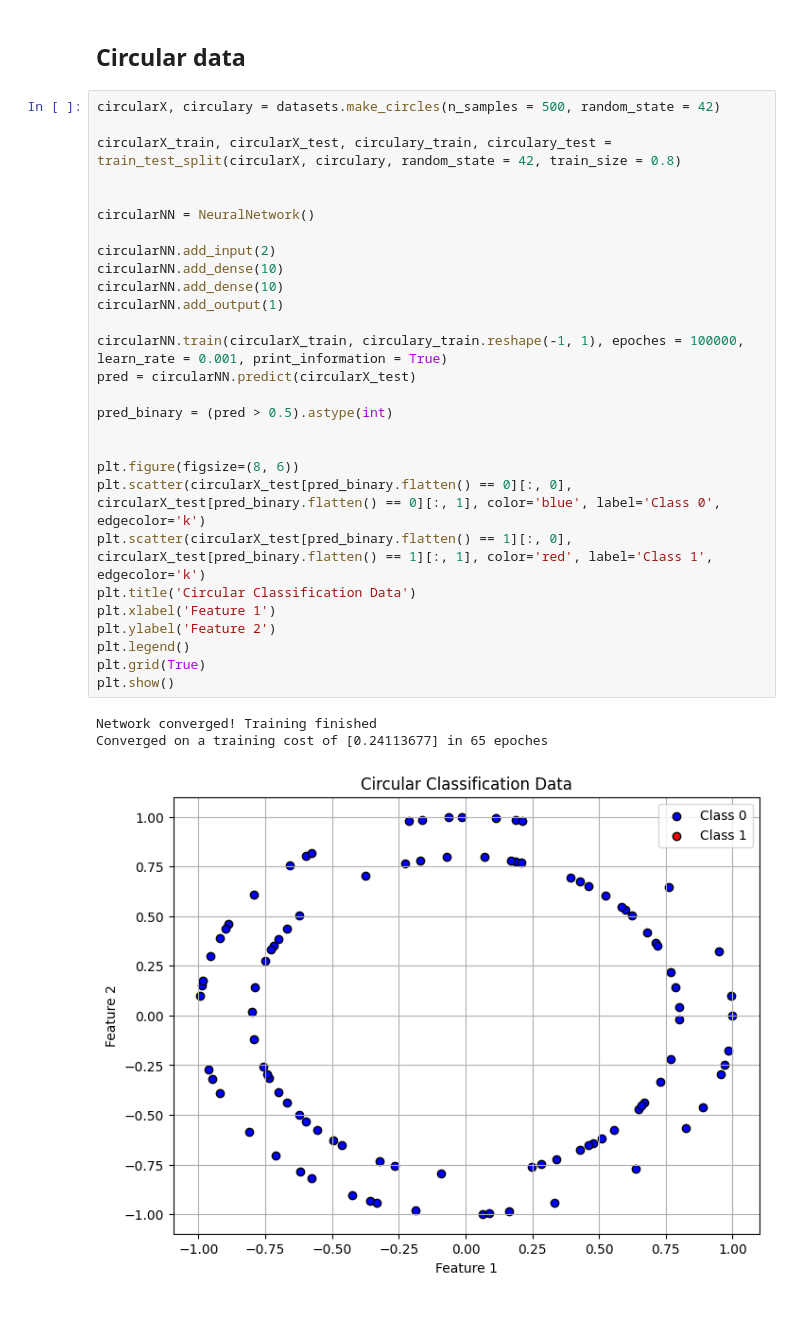
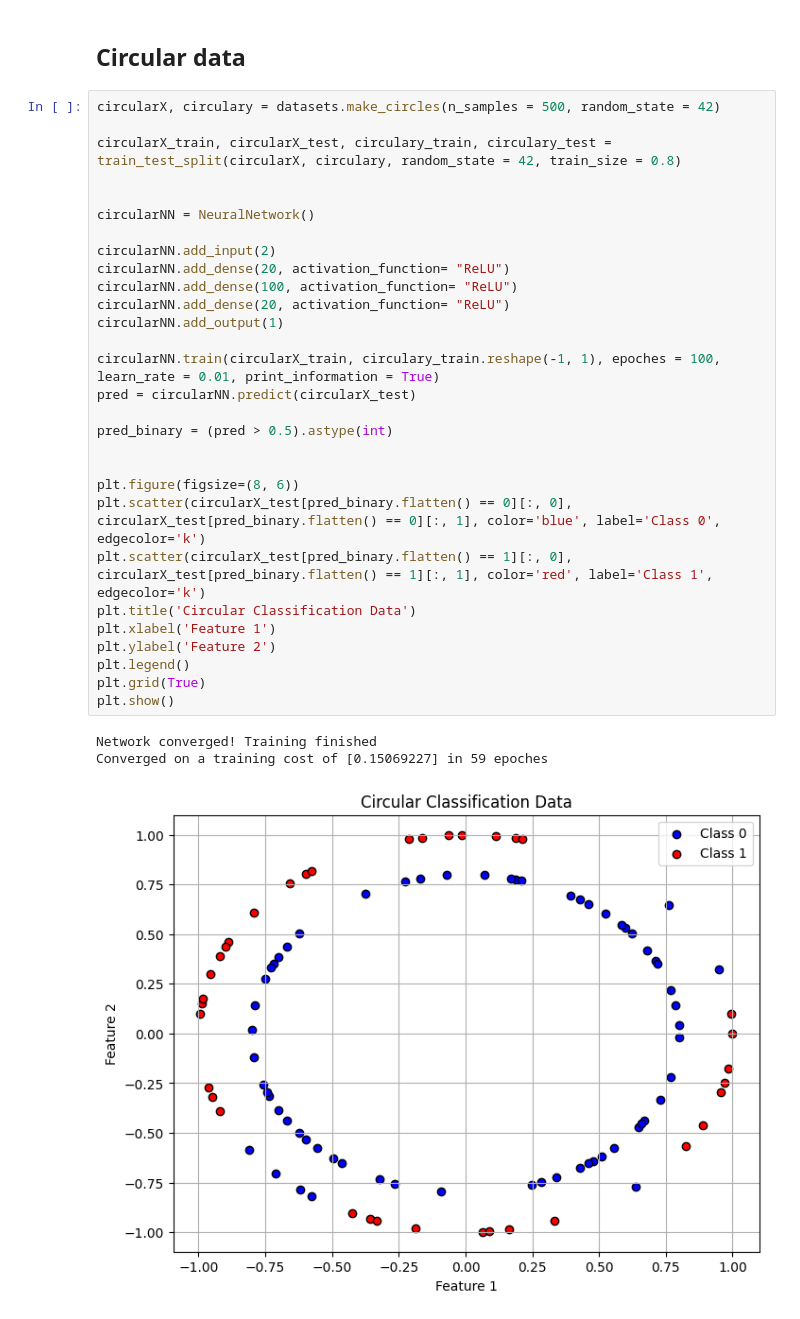
Before and after one commit to jackgoodsall/Learning-Machine-Learning-, a Jupyter notebook: Deep_Learning/SimpleNeuralNetworks/Experimentation/NNScratchTests.ipynb, the cells around one changed output. Cells and saved outputs as stored; diff of their text form.

```diff
--- a/Deep_Learning/SimpleNeuralNetworks/Experimentation/NNScratchTests.ipynb
+++ b/Deep_Learning/SimpleNeuralNetworks/Experimentation/NNScratchTests.ipynb
@@ -46,32 +46,33 @@ print( XOR_Gate.predict(x) )
 # %%
 circularX, circulary = datasets.make_circles(n_samples = 500, random_state = 42)
 
 circularX_train, circularX_test, circulary_train, circulary_test = train_test_split(circularX, circulary, random_state = 42, train_size = 0.8)
 
 
 circularNN = NeuralNetwork()
 
 circularNN.add_input(2)
-circularNN.add_dense(10)
-circularNN.add_dense(10)
+circularNN.add_dense(20, activation_function= "ReLU")
+circularNN.add_dense(100, activation_function= "ReLU")
+circularNN.add_dense(20, activation_function= "ReLU")
 circularNN.add_output(1)
 
-circularNN.train(circularX_train, circulary_train.reshape(-1, 1), epoches = 100000, learn_rate = 0.001, print_information = True)
+circularNN.train(circularX_train, circulary_train.reshape(-1, 1), epoches = 100, learn_rate = 0.01, print_information = True)
 pred = circularNN.predict(circularX_test)
 
 pred_binary = (pred > 0.5).astype(int)
 
 
 plt.figure(figsize=(8, 6))
 plt.scatter(circularX_test[pred_binary.flatten() == 0][:, 0], circularX_test[pred_binary.flatten() == 0][:, 1], color='blue', label='Class 0', edgecolor='k')
 plt.scatter(circularX_test[pred_binary.flatten() == 1][:, 0], circularX_test[pred_binary.flatten() == 1][:, 1], color='red', label='Class 1', edgecolor='k')
 plt.title('Circular Classification Data')
 plt.xlabel('Feature 1')
 plt.ylabel('Feature 2')
 plt.legend()
 plt.grid(True)
 plt.show()
 # %% [output]
 Network converged! Training finished
-Converged on a training cost of [0.24113677] in 65 epoches
+Converged on a training cost of [0.15069227] in 59 epoches
-[figure, old version]
+[figure, new version]
```
Also changed, not shown: parts of 2 cells of this notebook, 1 other file.
